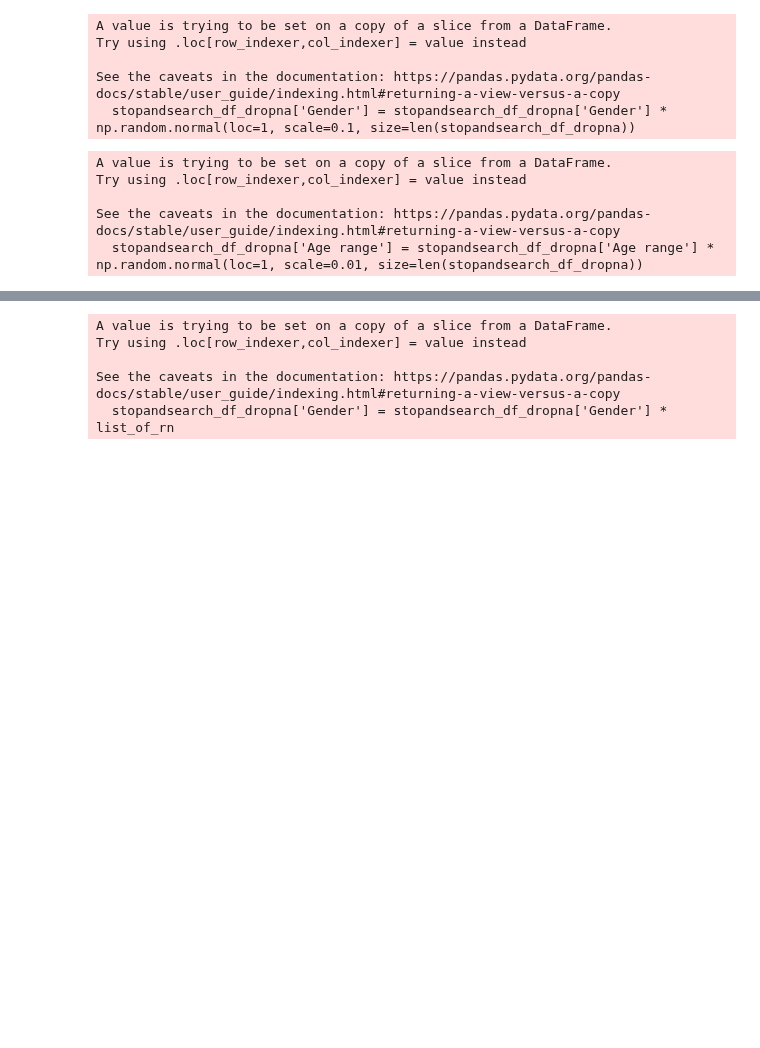
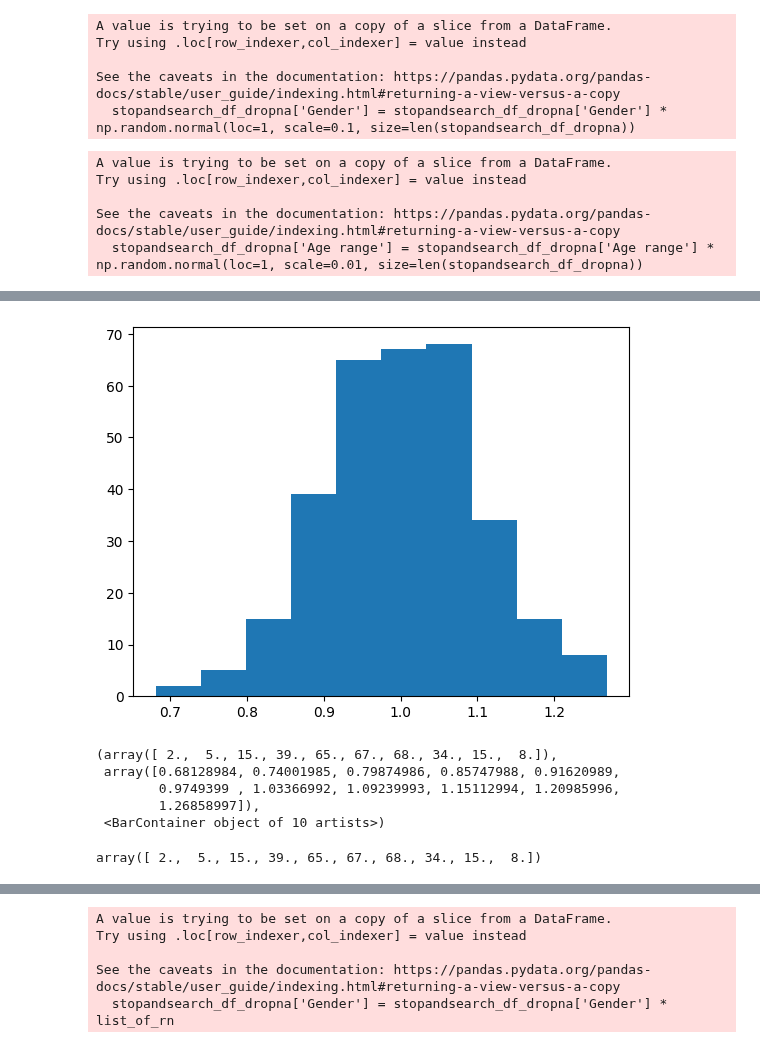
Before and after one commit to MeeGyo/dataviz2025, a Jupyter notebook: Copy_of_Visualize_Data_Distribution.ipynb, the cells around one changed output, grey strips where cells are left out. Saved outputs shown, nothing was run; the diff lists cells and outputs as text; code cells hidden in the pictures; blank space fills up the shorter version.

```diff
--- a/Copy_of_Visualize_Data_Distribution.ipynb
+++ b/Copy_of_Visualize_Data_Distribution.ipynb
@@ -103,0 +118,16 @@ plt.hist(list_of_rn)
+# %%
+hist_output = plt.hist(list_of_rn);
+# %% [output]
+[figure, added]
+# %%
+hist_output
+# %% [output]
+(array([ 2.,  5., 15., 39., 65., 67., 68., 34., 15.,  8.]),
+ array([0.68128984, 0.74001985, 0.79874986, 0.85747988, 0.91620989,
+        0.9749399 , 1.03366992, 1.09239993, 1.15112994, 1.20985996,
+        1.26858997]),
+ <BarContainer object of 10 artists>)
+# %%
+hist_output[0]
+# %% [output]
+array([ 2.,  5., 15., 39., 65., 67., 68., 34., 15.,  8.])
```
Also changed, not shown: parts of 35 cells of this notebook.
